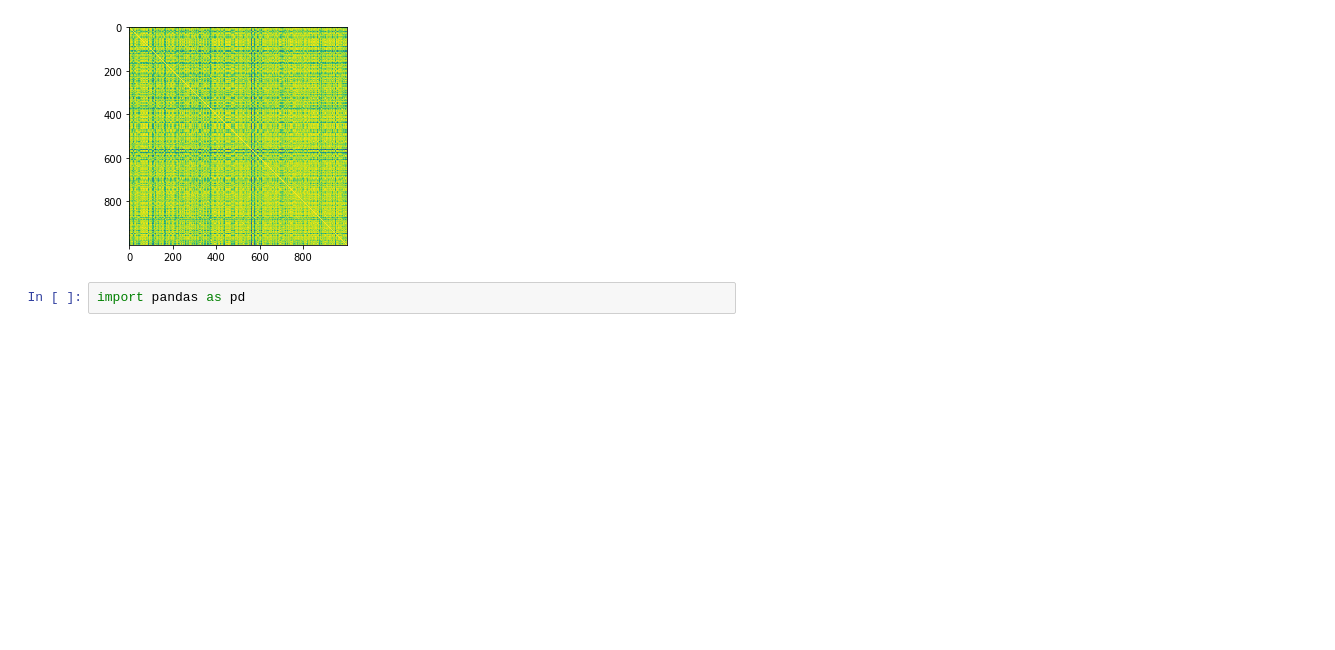
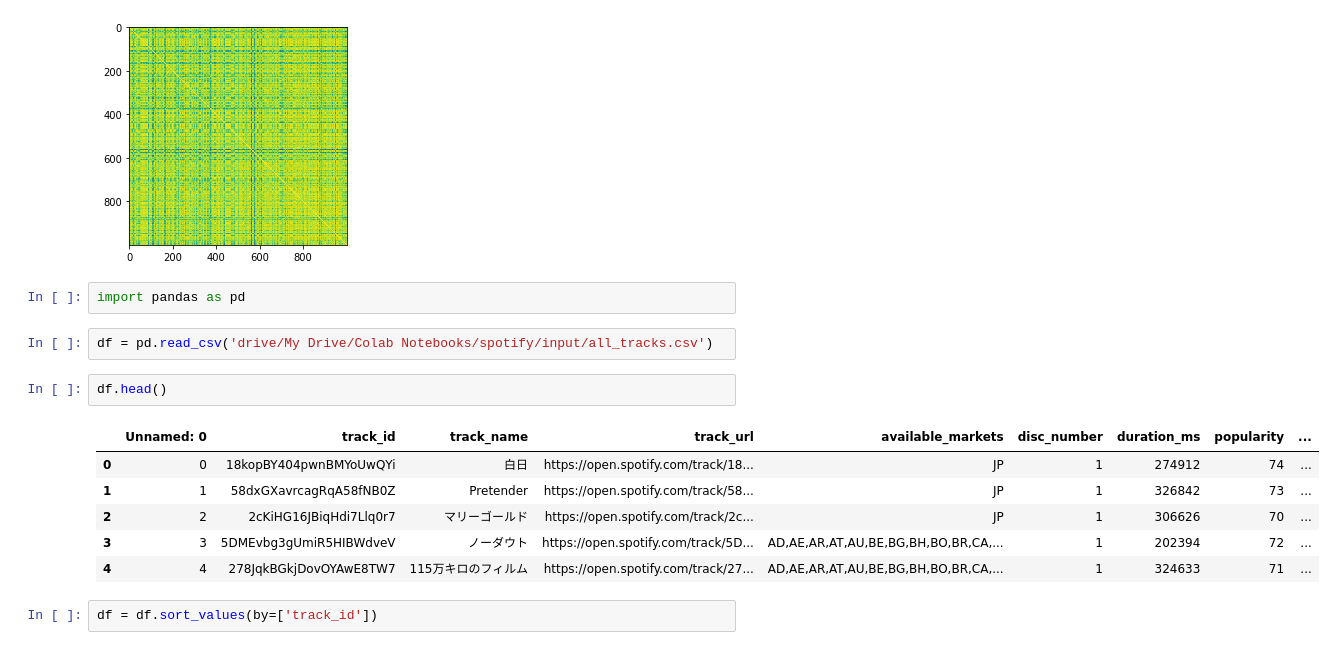
Before and after one commit to taro-masuda/singing_voice_recommendation, a Jupyter notebook: calculate_mfcc_and_similarity.ipynb, the cells around one changed output. Cells and saved outputs as stored; diff of their text form; blank space fills up the shorter version.

```diff
--- a/calculate_mfcc_and_similarity.ipynb
+++ b/calculate_mfcc_and_similarity.ipynb
@@ -90,3 +90,16 @@ plt.imshow(S)
 [figure]
 # %%
 import pandas as pd
+# %%
+df = pd.read_csv('drive/My Drive/Colab Notebooks/spotify/input/all_tracks.csv')
+# %%
+df.head()
+# %% [output]
+|  | Unnamed: 0 | track_id | track_name | track_url | available_markets | disc_number | duration_ms | popularity | ... |
+| 0 | 0 | 18kopBY404pwnBMYoUwQYi | 白日 | https://open.spotify.com/track/18... | JP | 1 | 274912 | 74 | ... |
+| 1 | 1 | 58dxGXavrcagRqA58fNB0Z | Pretender | https://open.spotify.com/track/58... | JP | 1 | 326842 | 73 | ... |
+| 2 | 2 | 2cKiHG16JBiqHdi7Llq0r7 | マリーゴールド | https://open.spotify.com/track/2c... | JP | 1 | 306626 | 70 | ... |
+| 3 | 3 | 5DMEvbg3gUmiR5HIBWdveV | ノーダウト | https://open.spotify.com/track/5D... | AD,AE,AR,AT,AU,BE,BG,BH,BO,BR,CA,... | 1 | 202394 | 72 | ... |
+| 4 | 4 | 278JqkBGkjDovOYAwE8TW7 | 115万キロのフィルム | https://open.spotify.com/track/27... | AD,AE,AR,AT,AU,BE,BG,BH,BO,BR,CA,... | 1 | 324633 | 71 | ... |
+# %%
+df = df.sort_values(by=['track_id'])
```
Also changed, not shown: parts of 17 cells of this notebook.
